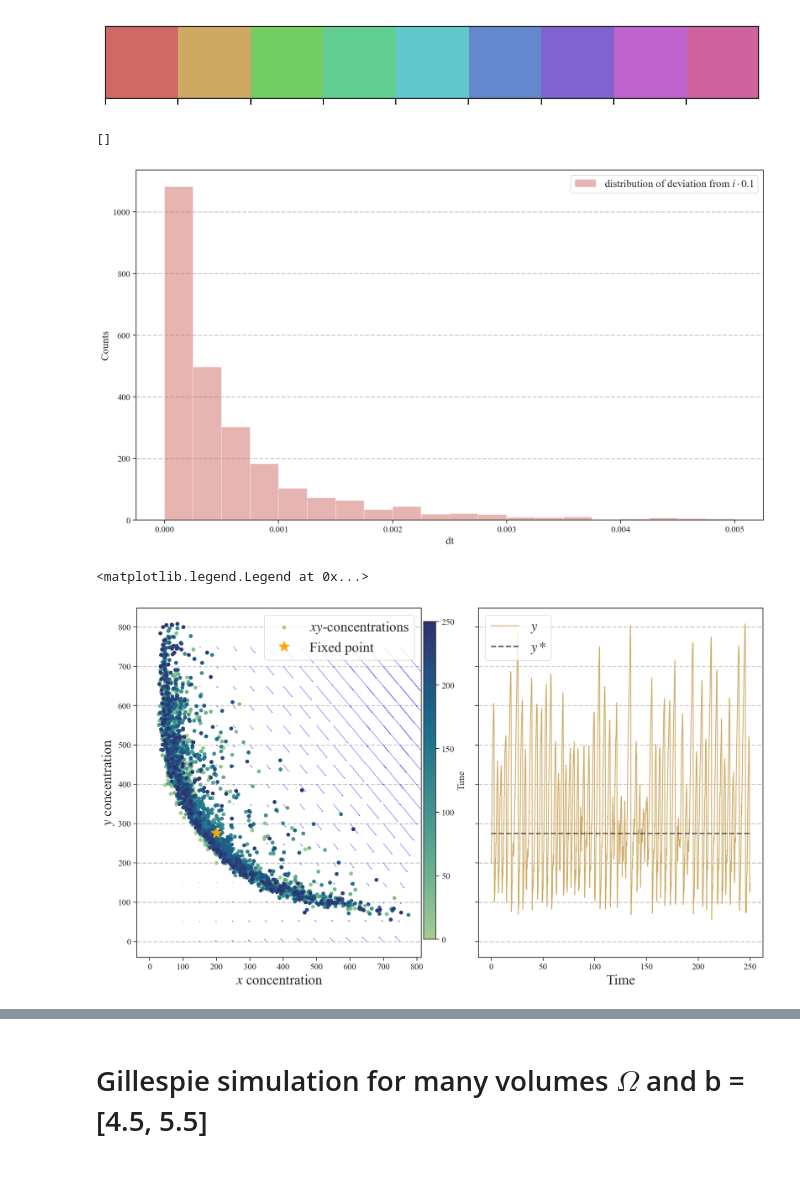
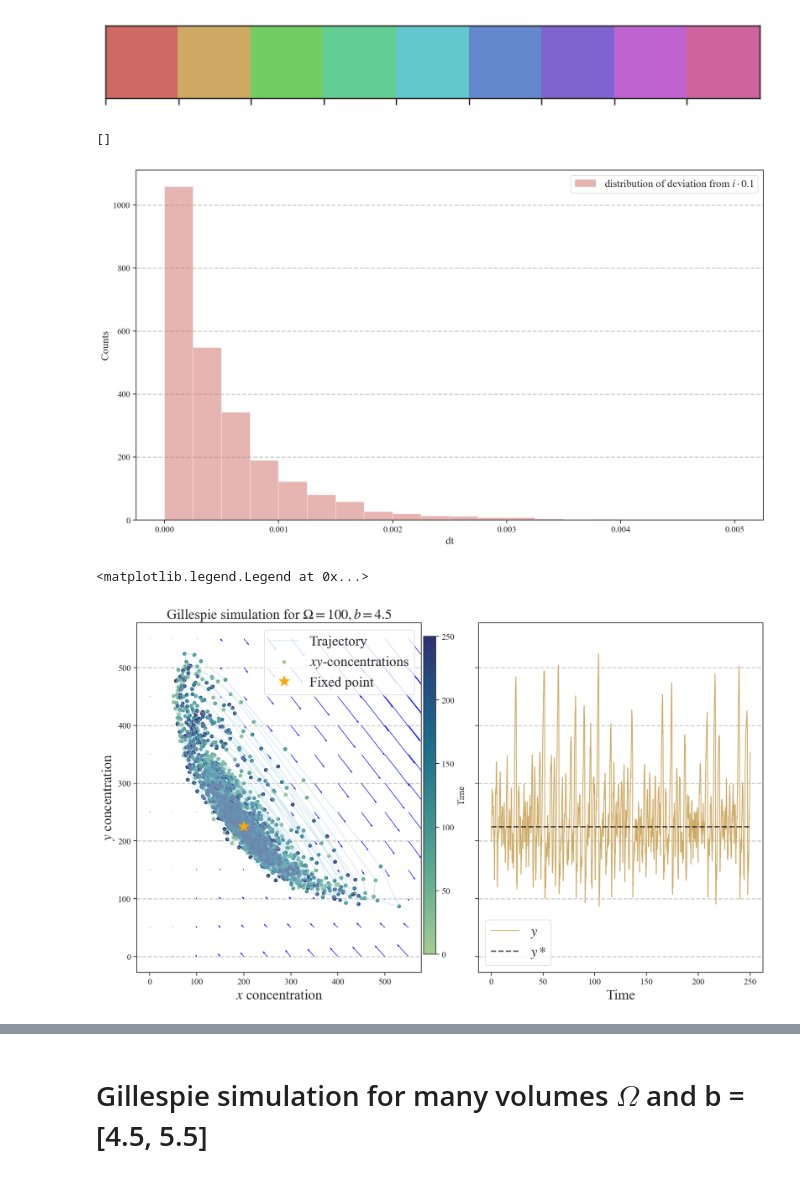
Before and after one commit to nielsdavidsen/PUK_2024, a Jupyter notebook: gillespie_sim.ipynb, the cells around one changed output, grey strips where cells are left out. Drawn from its saved outputs; the diff is of its cells as text; code cells hidden in the pictures.

```diff
--- a/gillespie_sim.ipynb
+++ b/gillespie_sim.ipynb
@@ -132,7 +131,7 @@ t_max = 250
 
 # Setting parameters
 a = 2
-b = 5.5
+b = 4.5
 c = 1
 d = 1
 
@@ -157,33 +156,36 @@ over = np.where(dt_list > 0.1)
 print(over[0])
 # %% [output]
 []
-[figure, old version]
+[figure, new version]
 # %%
 # Plotting gillespie simulation
 
 fig, ax = plt.subplots(1,2, sharey=True)
-im = ax[0].scatter(x_sim, y_sim, c=t_list, cmap='crest',  label=r'$xy$-concentrations')
+ax[0].plot(x_sim, y_sim, color='lightblue', alpha=0.5, label='Trajectory')
+im = ax[0].scatter(x_sim, y_sim, c=t_list, cmap='crest',  label=fr'$xy$-concentrations')
+
 ax[0].plot(x_star, y_star, marker='*', ls='', markersize='15', color='orange', label='Fixed point')
 cmax = fig.add_axes([0.48, 0.15, 0.015, 0.7])
 fig.colorbar(im,cax=cmax, orientation='vertical', label='Time')
 ax[0].set_xlabel(r'$x$ concentration', fontsize=20)
 ax[0].set_ylabel(r'$y$ concentration', fontsize=20)
 ax[0].legend(fontsize=20)
 
 # Vector field
-field_size = np.arange(0, 8, 0.5) * vol
+field_size = np.arange(0, 6, 0.5) * vol
 X, Y = np.meshgrid(field_size, field_size)
 U = x_dot_init(X, Y, vol, params)
 P = y_dot_init(X, Y, vol, params)
-ax[0].quiver(X, Y, U, P, angles='xy',  width=0.001, color='blue')
+ax[0].quiver(X, Y, U, P, angles='xy',  width=0.002, color='blue')
+ax[0].set_title(rf'Gillespie simulation for $\Omega = {vol}, b = {b}$', fontsize=20)
 
 ax[1].plot(t_list, y_sim, label=r'$y$', color=colors[1])
 ax[1].hlines(y_star, 0, t_max, color='k', alpha=0.7, linestyle='--', linewidth=2, label=r'$y*$')
 ax[1].set_xlabel('Time', fontsize=20)
 ax[1].legend(fontsize=20)
 # %% [output]
 <matplotlib.legend.Legend at 0x...>
-[figure, old version]
+[figure, new version]
 # %%
 # Functions for amplitude finding and fourier transforming
 
```
Also changed, not shown: parts of 7 cells of this notebook, 1 other file.
